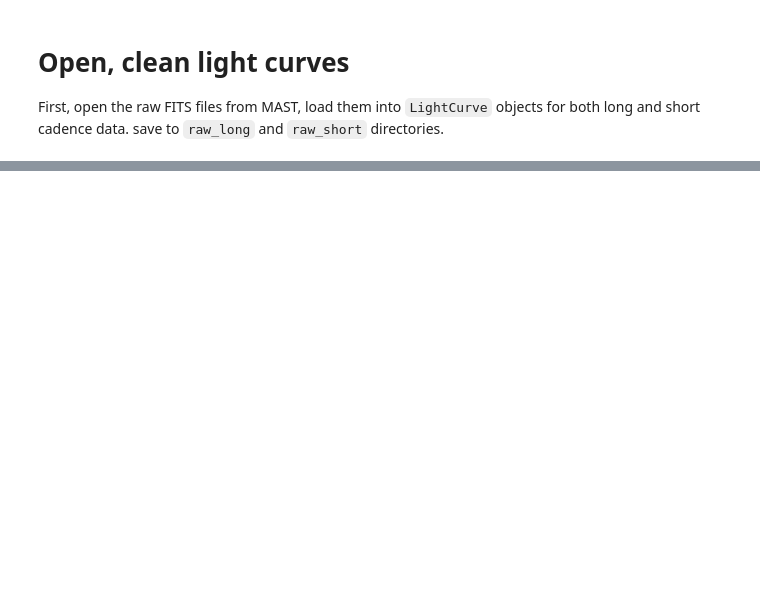
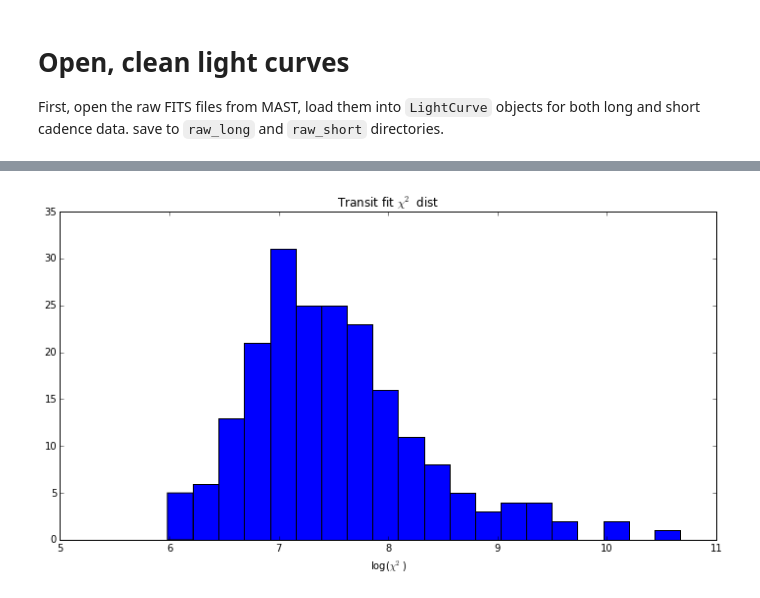
Before and after one commit to bmorris3/hat-11, a Jupyter notebook: data/clean_lightcurves.ipynb, the cells around one changed output, grey strips where cells are left out. Saved outputs shown, nothing was run; the diff lists cells and outputs as text; code cells hidden in the pictures; blank space fills up the shorter version.

Commit message:
Successfully finding and fitting 'spotless' light curves for planet parameters using leastsq

```diff
--- a/data/clean_lightcurves.ipynb
+++ b/data/clean_lightcurves.ipynb
@@ -48,0 +49,8 @@ short_lc.save_to(data_path)
+# %%
+#long_transits = LightCurve(name='transits_long', **long_lc.get_only_transits())
+reload(datacleaner)
+from datacleaner import LightCurve, get_basic_HAT11_params
+short_transits = LightCurve(name='transits_short', **short_lc.mask_out_of_transit())
+transits = short_transits.get_transit_light_curves()
+for transit in transits:
+    transit.remove_linear_baseline()
@@ -48,0 +60,19 @@ short_lc.save_to(data_path)
+# %%
+# Warning: this step fits each transit in the short cadence data and is slow (~2 min)
+
+import os
+chi2_file_path = 'chi2.npy'
+if not os.path.exists(chi2_file_path):
+    chi2 = np.array([transit.fiducial_transit_fit() for transit in transits])
+    np.save(chi2_file_path, chi2)
+else:
+    chi2 = np.load(chi2_file_path)
+# %%
+import matplotlib.pyplot as plt
+
+fig, ax = plt.subplots(figsize=(12, 6))
+ax.hist(np.log(chi2), 20)
+ax.set(xlabel=r'log($\chi^2$)', title=r'Transit fit $\chi^2$ dist')
+plt.show()
+# %% [output]
+[figure, added]
```
Also changed, not shown: parts of 7 cells of this notebook, 2 other files.
